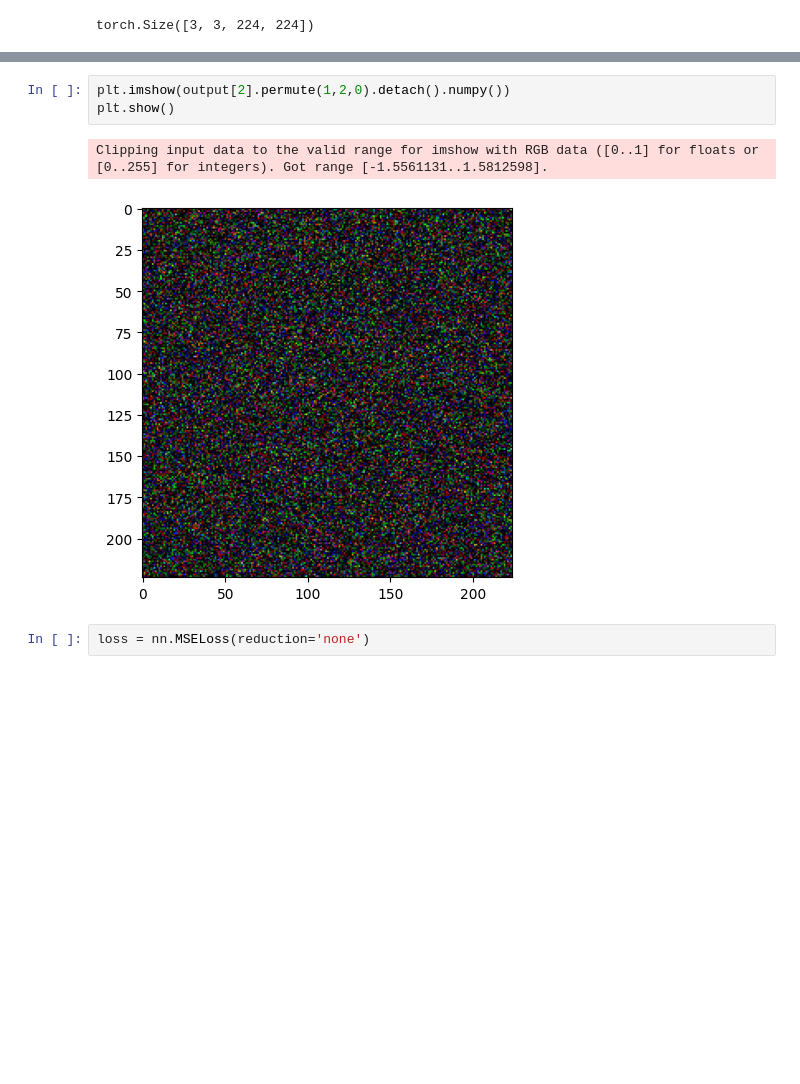
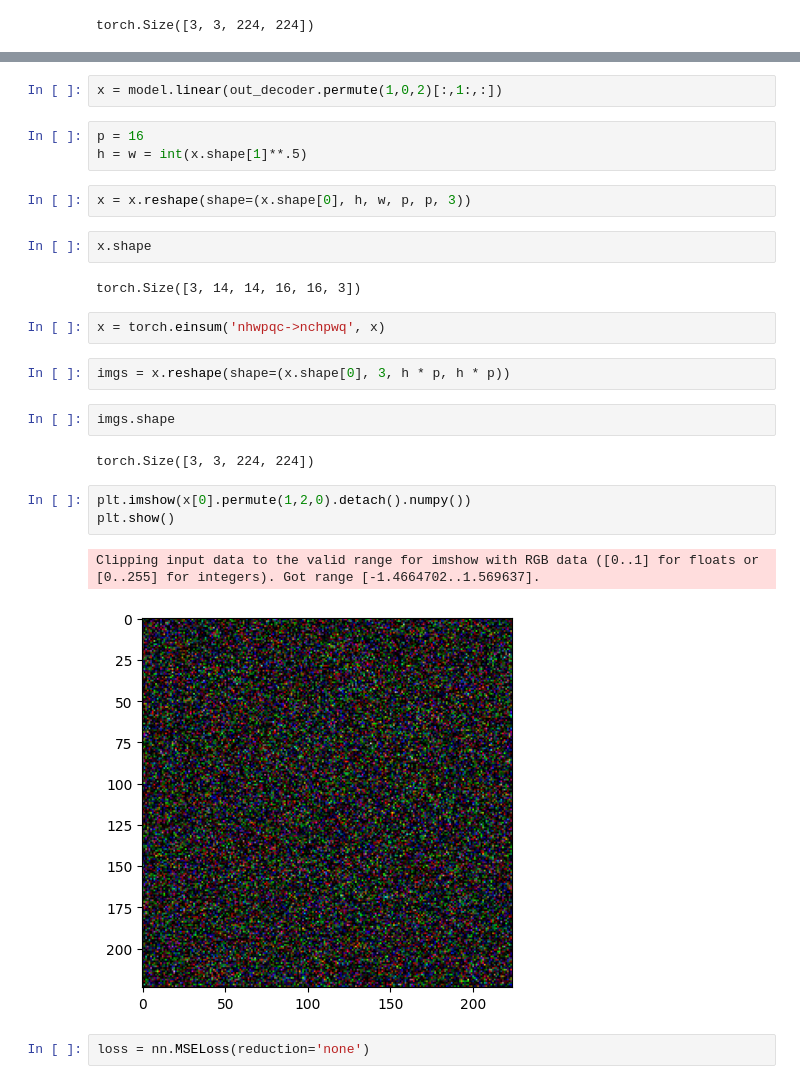
Before and after one commit to Migliorin/Image-Denoising, a Jupyter notebook: notebooks/ModelScripts/Transformer.ipynb, the cells around one changed output, grey strips where cells are left out. Drawn from its saved outputs; the diff is of its cells as text; blank space fills up the shorter version.

Commit message:
feat: Encoder decoder layer pytorch

```diff
--- a/notebooks/ModelScripts/Transformer.ipynb
+++ b/notebooks/ModelScripts/Transformer.ipynb
@@ -409,9 +451,28 @@ torch.Size([3, 3, 224, 224])
+# %%
+x = model.linear(out_decoder.permute(1,0,2)[:,1:,:])
+# %%
+p = 16
+h = w = int(x.shape[1]**.5)
+# %%
+x = x.reshape(shape=(x.shape[0], h, w, p, p, 3))
+# %%
+x.shape
+# %% [output]
+torch.Size([3, 14, 14, 16, 16, 3])
+# %%
+x = torch.einsum('nhwpqc->nchpwq', x)
+# %%
+imgs = x.reshape(shape=(x.shape[0], 3, h * p, h * p))
+# %%
+imgs.shape
+# %% [output]
+torch.Size([3, 3, 224, 224])
 # %%
-plt.imshow(output[2].permute(1,2,0).detach().numpy())
+plt.imshow(x[0].permute(1,2,0).detach().numpy())
 plt.show()
 # %% [output]
-Clipping input data to the valid range for imshow with RGB data ([0..1] for floats or [0..255] for integers). Got range [-1.5561131..1.5812598].
+Clipping input data to the valid range for imshow with RGB data ([0..1] for floats or [0..255] for integers). Got range [-1.4664702..1.569637].
-[figure, old version]
+[figure, new version]
 # %%
 loss = nn.MSELoss(reduction='none')
 # %%
```
Also changed, not shown: parts of 13 cells of this notebook, 1 other file.
